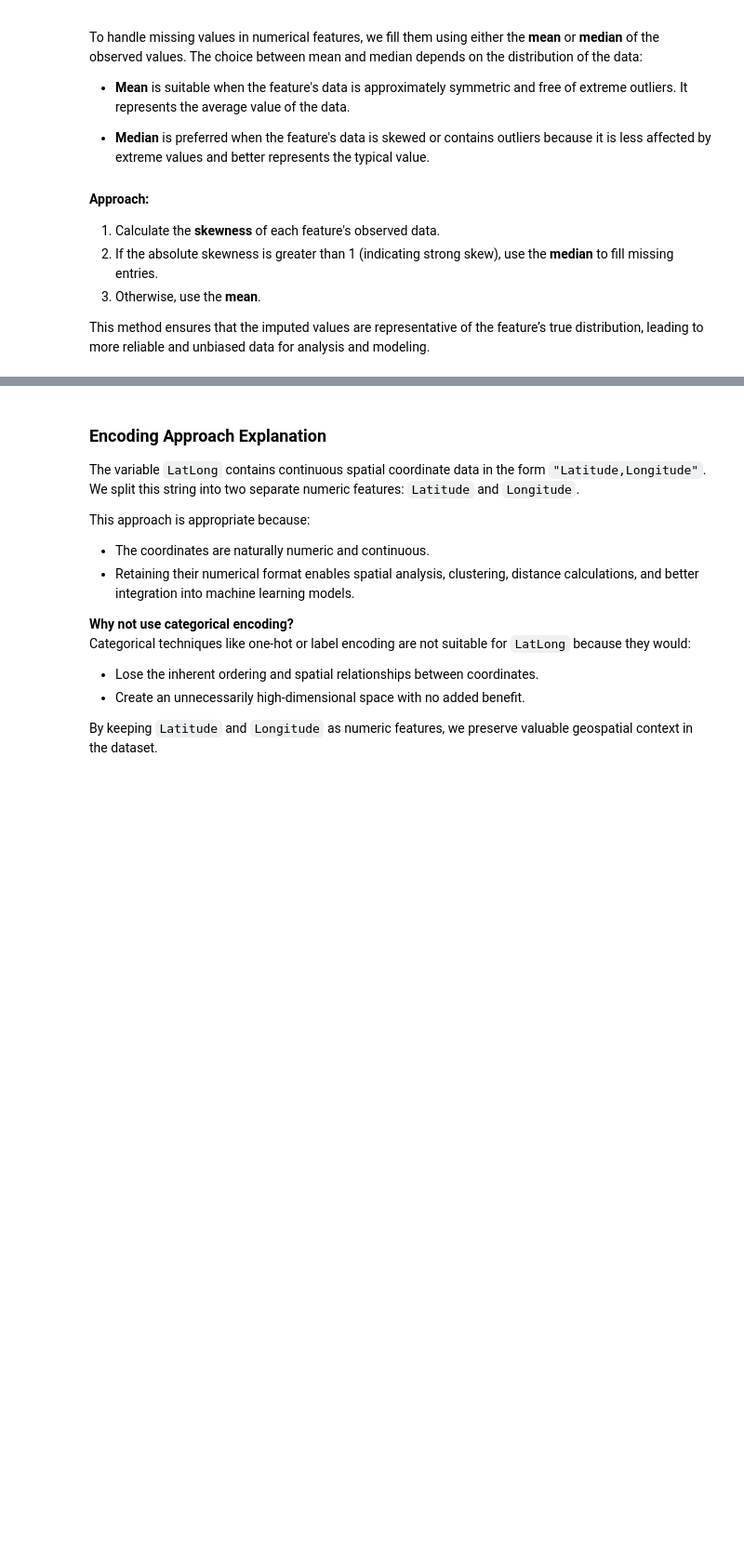
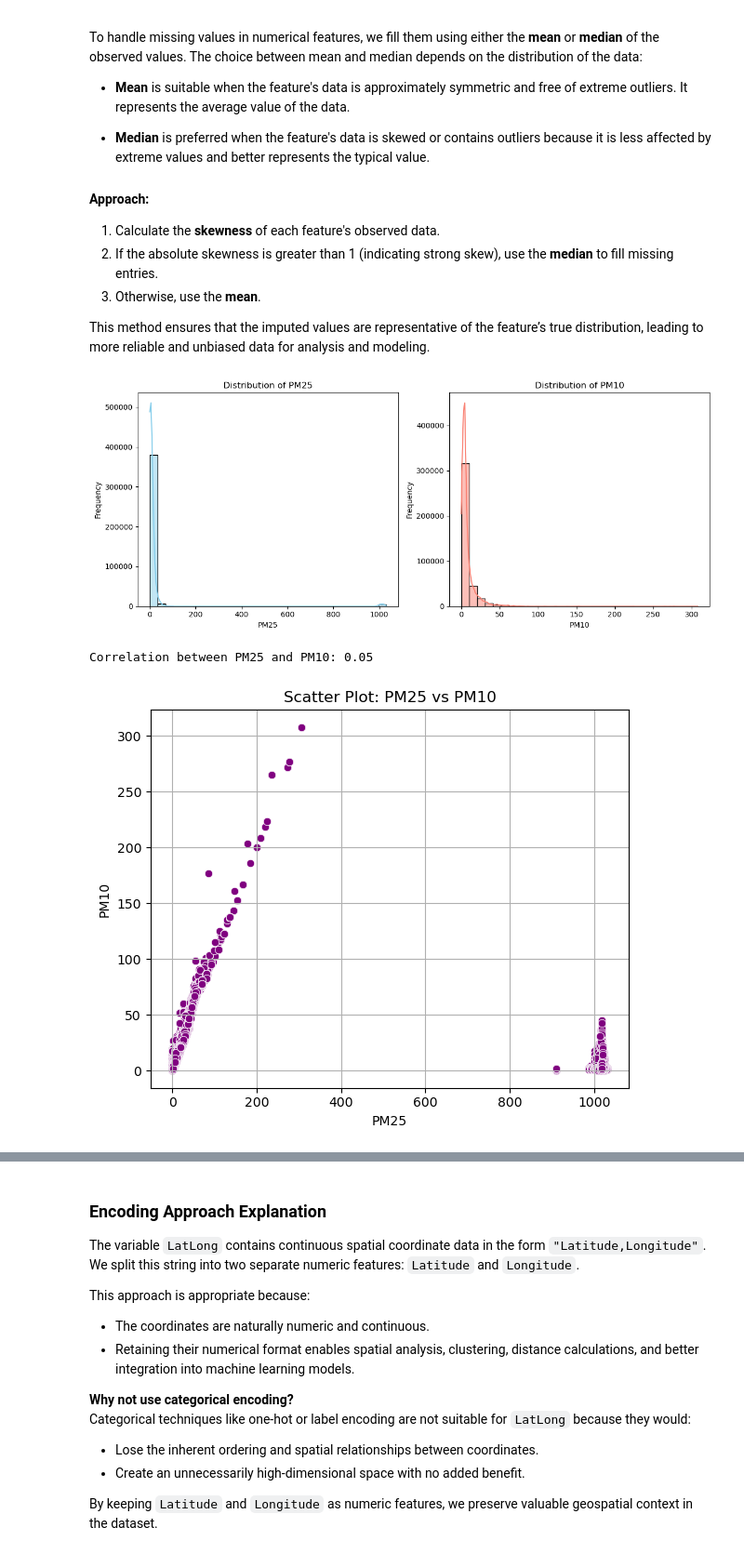
Before and after one commit to BhuvanPS/Machine-Learning-, a Jupyter notebook: Data_PreProcessing/Task1.ipynb, the cells around one changed output, grey strips where cells are left out. Shown at 93% size. Cells and saved outputs as stored; diff of their text form; code cells hidden in the pictures; blank space fills up the shorter version.

```diff
--- a/Data_PreProcessing/Task1.ipynb
+++ b/Data_PreProcessing/Task1.ipynb
@@ -181,33 +181,37 @@ This method ensures that the imputed values are representative of the feature’
 # %%
 
 # Plot histograms of PM25 and PM10
 plt.figure(figsize=(12, 5))
 
 plt.subplot(1, 2, 1)
 sns.histplot(df_cleaned['PM25'], bins=30, kde=True, color='skyblue')
-plt.title('Distribution of PM2.5')
-plt.xlabel('PM2.5')
+plt.title('Distribution of PM25')
+plt.xlabel('PM25')
 plt.ylabel('Frequency')
 
 plt.subplot(1, 2, 2)
 sns.histplot(df_cleaned['PM10'], bins=30, kde=True, color='salmon')
 plt.title('Distribution of PM10')
 plt.xlabel('PM10')
 plt.ylabel('Frequency')
 
 plt.tight_layout()
 plt.show()
 
 # Calculate correlation
 correlation = df_cleaned['PM25'].corr(df_cleaned['PM10'])
-print(f"Correlation between PM2.5 and PM10: {correlation:.2f}")
+print(f"Correlation between PM25 and PM10: {correlation:.2f}")
 
 # Scatter plot to visually assess the correlation
 plt.figure(figsize=(6, 5))
 sns.scatterplot(x='PM25', y='PM10', data=df_cleaned, color='purple')
-plt.title('Scatter Plot: PM2.5 vs PM10')
-plt.xlabel('PM2.5')
+plt.title('Scatter Plot: PM25 vs PM10')
+plt.xlabel('PM25')
 plt.ylabel('PM10')
 plt.grid(True)
 plt.tight_layout()
 plt.show()
+# %% [output]
+[figure, added]
+Correlation between PM25 and PM10: 0.05
+[figure, added]
```
Also changed, not shown: parts of 2 cells of this notebook.
